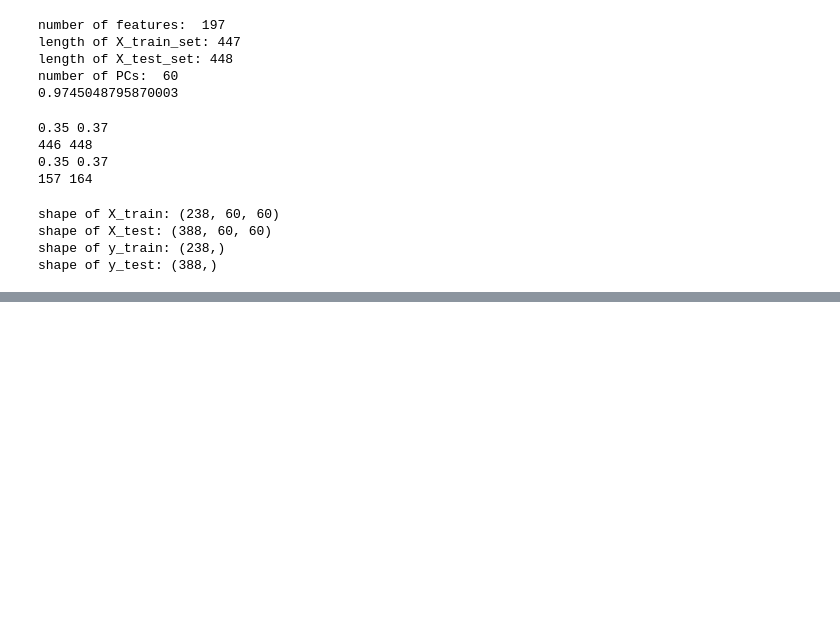
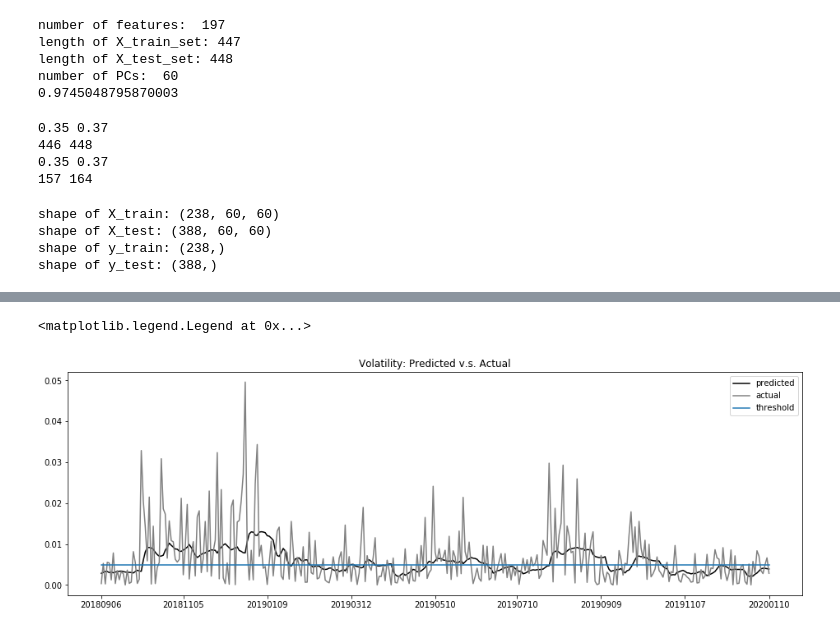
Before and after one commit to richardzhouziji/Southeastern-Hedge-Fund-Competition, a Jupyter notebook: ta.indicators.ipynb, the cells around one changed output, grey strips where cells are left out. Saved outputs shown, nothing was run; the diff lists cells and outputs as text; code cells hidden in the pictures; blank space fills up the shorter version.

```diff
--- a/ta.indicators.ipynb
+++ b/ta.indicators.ipynb
@@ -572,0 +625,11 @@ pd.DataFrame({'SP500':b, 'Strategy':s}).to_csv('return.csv')
+# %%
+plt.subplots(figsize=(16,5))
+plt.plot(range(len(v[-335:])), v[-335:], c='black', label='predicted')
+plt.plot(range(len(v_r[-335:])), v_r[-335:], c='gray', label='actual')
+plt.plot(range(len(v[-335:])),[0.005]*len(v[-335:]), label='threshold')
+#plt.title('Volatility: Predicted v.s. Actual')
+plt.xticks(x_ticks, [x[i] for i in x_ticks])
+plt.legend()
+# %% [output]
+<matplotlib.legend.Legend at 0x...>
+[figure, added]
```
Also changed, not shown: parts of 17 cells of this notebook, 4 other files.
